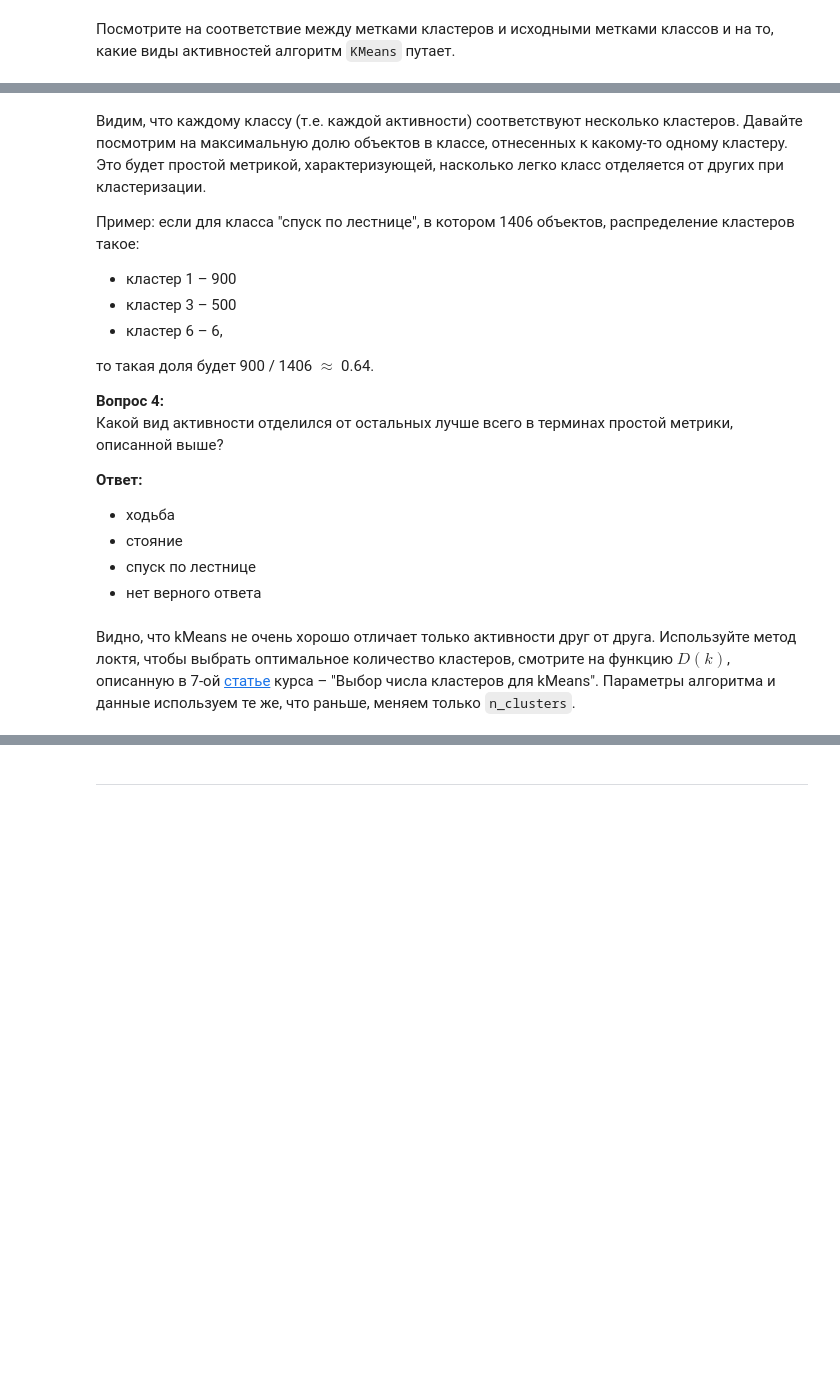
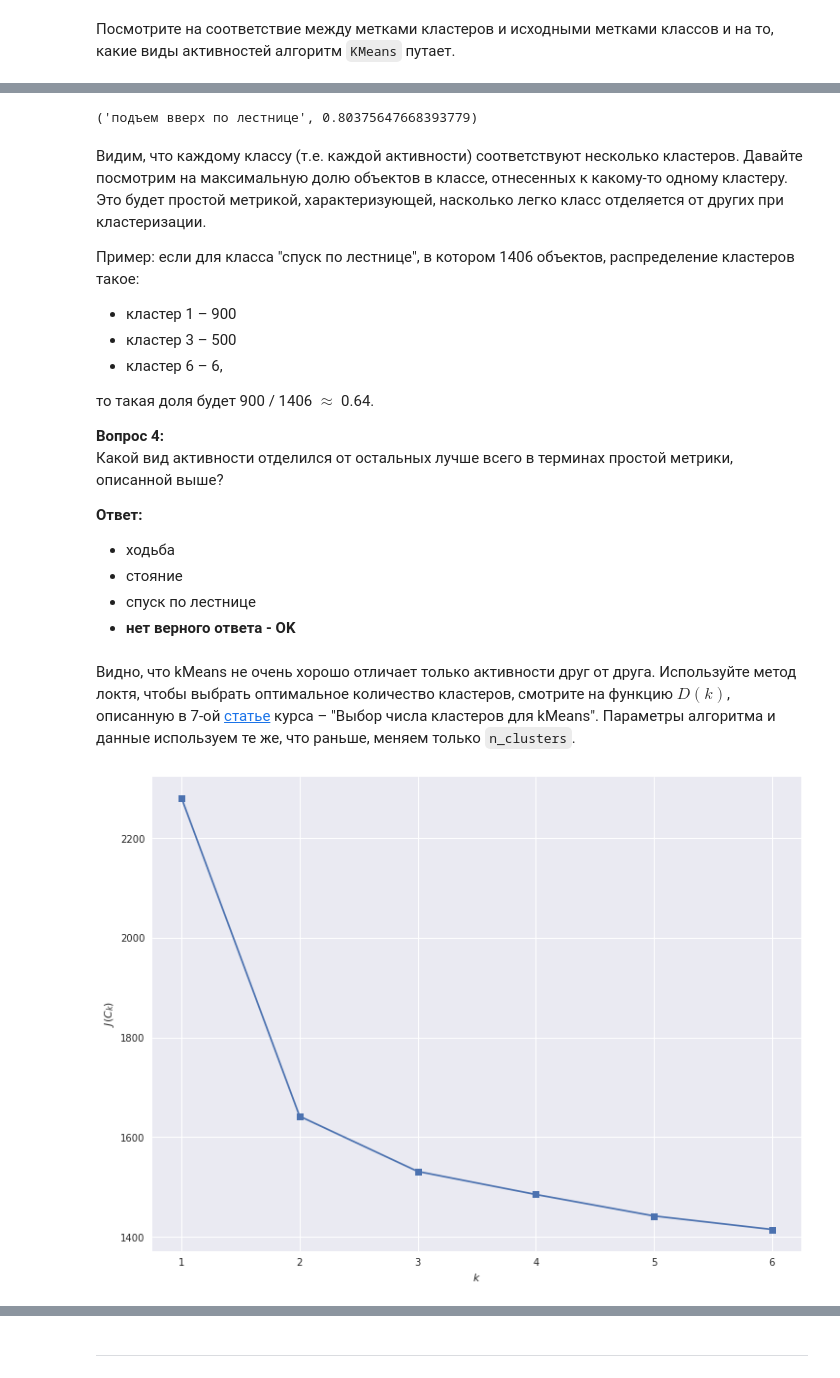
Before and after one commit to shereshevskiy/mlcourse_open, a Jupyter notebook: jupyter_notebooks/topic07_unsupervised/[MySolution]_hw7_session2_unsupervised_learning.ipynb, the cells around one changed output, grey strips where cells are left out. Cells and saved outputs as stored; diff of their text form; code cells hidden in the pictures; blank space fills up the shorter version.

```diff
--- a/jupyter_notebooks/topic07_unsupervised/[MySolution]_hw7_session2_unsupervised_learning.ipynb
+++ b/jupyter_notebooks/topic07_unsupervised/[MySolution]_hw7_session2_unsupervised_learning.ipynb
@@ -190,3 +212,9 @@ tab
+# %%
+sorted([(ind, np.max([tab.loc[ind, col] / tab.loc[ind, 'все'] for col in tab.columns[:-1]]))
+        for ind in tab.index[:-1]],
+       key=lambda x: x[1], reverse=True)[0]
+# %% [output]
+('подъем вверх по лестнице', 0.80375647668393779)
 # %% [markdown]
 Видим, что каждому классу (т.е. каждой активности) соответствуют несколько кластеров. Давайте посмотрим на максимальную долю объектов в классе, отнесенных к какому-то одному кластеру. Это будет простой метрикой, характеризующей, насколько легко класс отделяется от других при кластеризации.
 
@@ -205,15 +233,21 @@ tab
 - ходьба
 - стояние
 - спуск по лестнице
-- нет верного ответа
+- **нет верного ответа - OK**
 # %% [markdown]
 Видно, что kMeans не очень хорошо отличает только активности друг от друга. Используйте метод локтя, чтобы выбрать оптимальное количество кластеров, смотрите на функцию $D(k)$, описанную в 7-ой [статье](https://habrahabr.ru/company/ods/blog/325654/) курса – "Выбор числа кластеров для kMeans". Параметры алгоритма и данные используем те же, что раньше, меняем только `n_clusters`.
 # %%
 # Ваш код здесь
 inertia = []
 for k in tqdm_notebook(range(1, n_classes + 1)):
-    #
-    #
+    kmeans = KMeans(n_clusters=k, n_init = 100, random_state = RANDOM_STATE).fit(X_pca_90)
+    inertia.append(np.sqrt(kmeans.inertia_))
+# %%
+plt.plot(range(1, n_classes + 1), inertia, marker='s');
+plt.xlabel('$k$')
+plt.ylabel('$J(C_k)$');
+# %% [output]
+[figure, added]
 # %% [markdown]
 **Вопрос 5:**<br>
 Какое количество кластеров оптимально выбрать, согласно методу локтя?<br>
```
Also changed, not shown: parts of 32 cells of this notebook.
